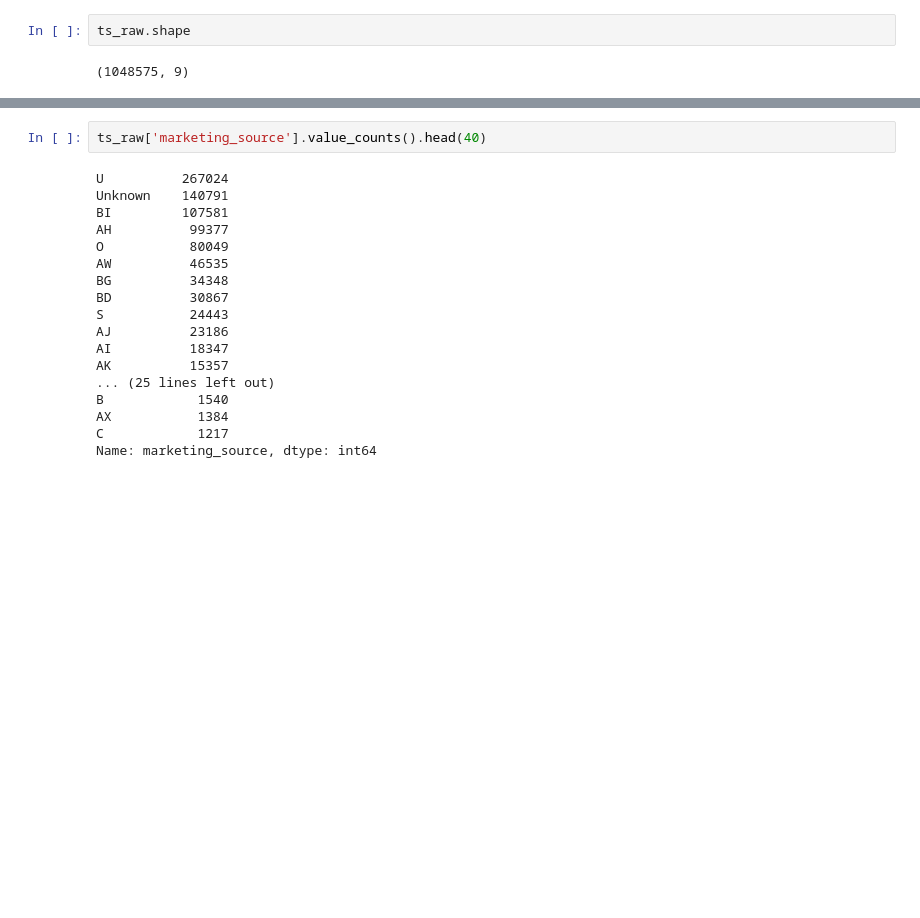
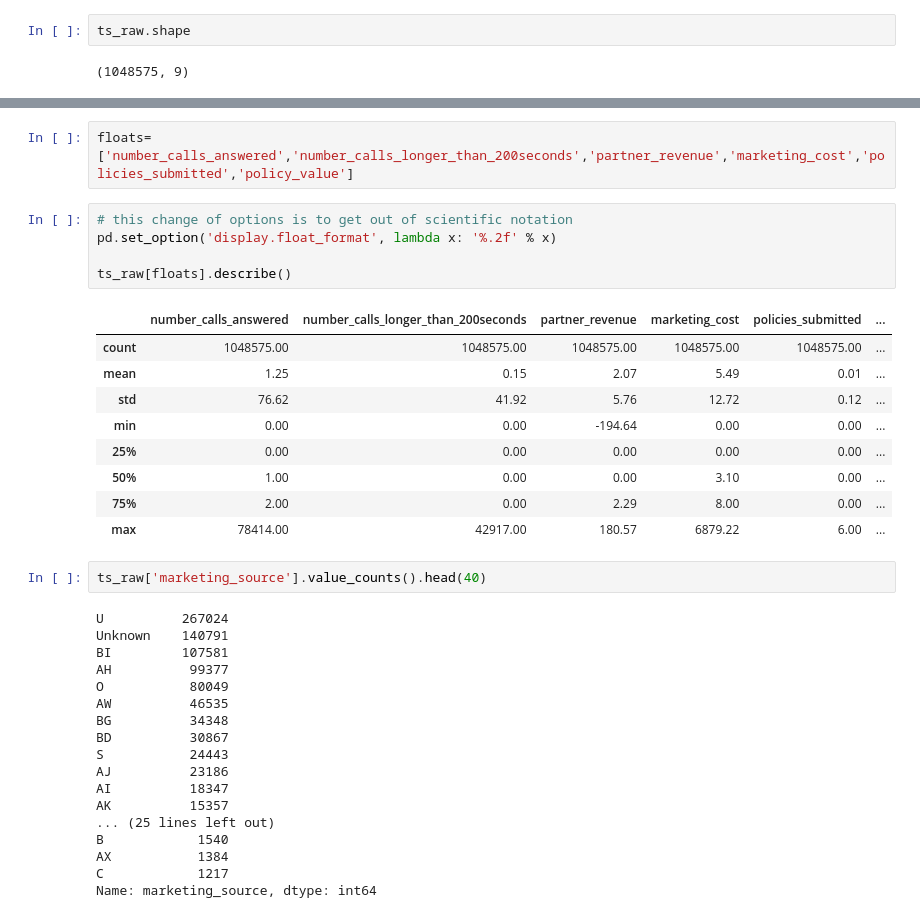
Before and after one commit to PipCourbois/miscellaneous, a Jupyter notebook: Assurance questions.ipynb, the cells around one changed output, grey strips where cells are left out. Drawn from its saved outputs; the diff is of its cells as text; blank space fills up the shorter version.

```diff
--- a/Assurance questions.ipynb
+++ b/Assurance questions.ipynb
@@ -25,3 +42,20 @@ ts_raw.shape
+# %%
+floats=['number_calls_answered','number_calls_longer_than_200seconds','partner_revenue','marketing_cost','policies_submitted','policy_value']
+# %%
+# this change of options is to get out of scientific notation
+pd.set_option('display.float_format', lambda x: '%.2f' % x)
+
+ts_raw[floats].describe()
+# %% [output]
+|  | number_calls_answered | number_calls_longer_than_200seconds | partner_revenue | marketing_cost | policies_submitted | ... |
+| count | 1048575.00 | 1048575.00 | 1048575.00 | 1048575.00 | 1048575.00 | ... |
+| mean | 1.25 | 0.15 | 2.07 | 5.49 | 0.01 | ... |
+| std | 76.62 | 41.92 | 5.76 | 12.72 | 0.12 | ... |
+| min | 0.00 | 0.00 | -194.64 | 0.00 | 0.00 | ... |
+| 25% | 0.00 | 0.00 | 0.00 | 0.00 | 0.00 | ... |
+| 50% | 1.00 | 0.00 | 0.00 | 3.10 | 0.00 | ... |
+| 75% | 2.00 | 0.00 | 2.29 | 8.00 | 0.00 | ... |
+| max | 78414.00 | 42917.00 | 180.57 | 6879.22 | 6.00 | ... |
 # %%
 ts_raw['marketing_source'].value_counts().head(40)
 # %% [output]
```
Also changed, not shown: parts of 2 cells of this notebook, 1 other file.
